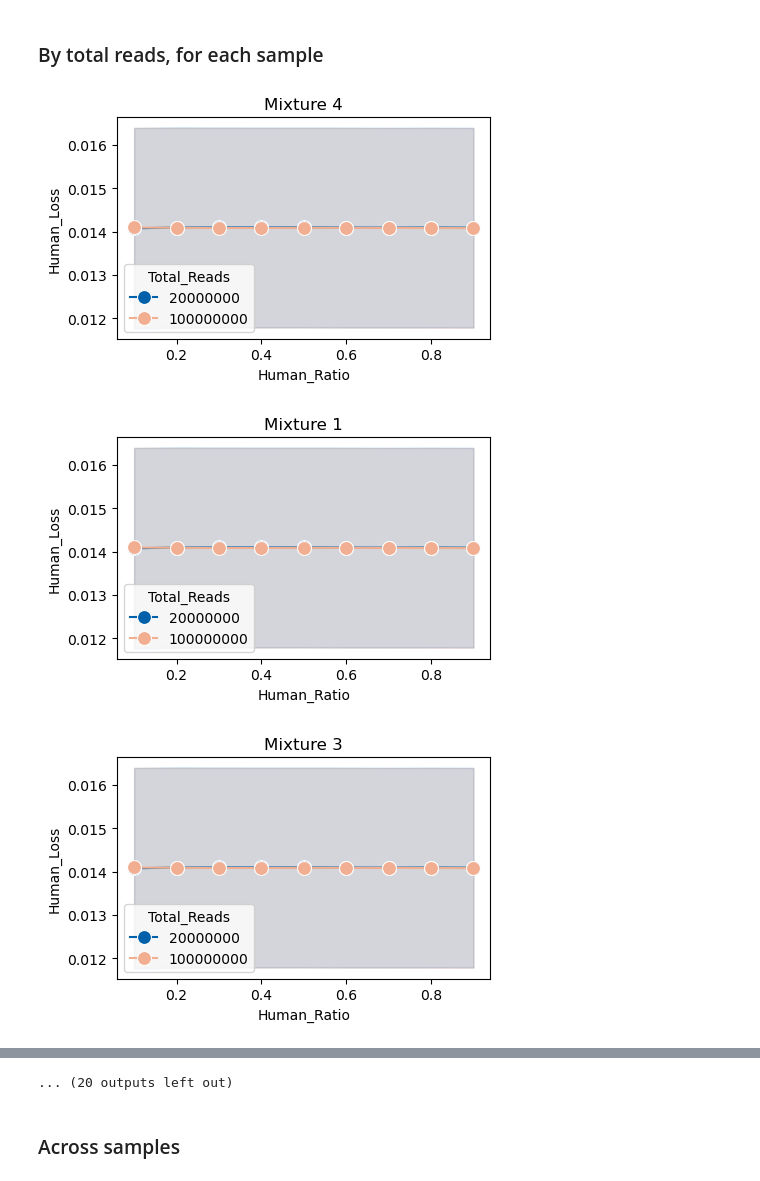
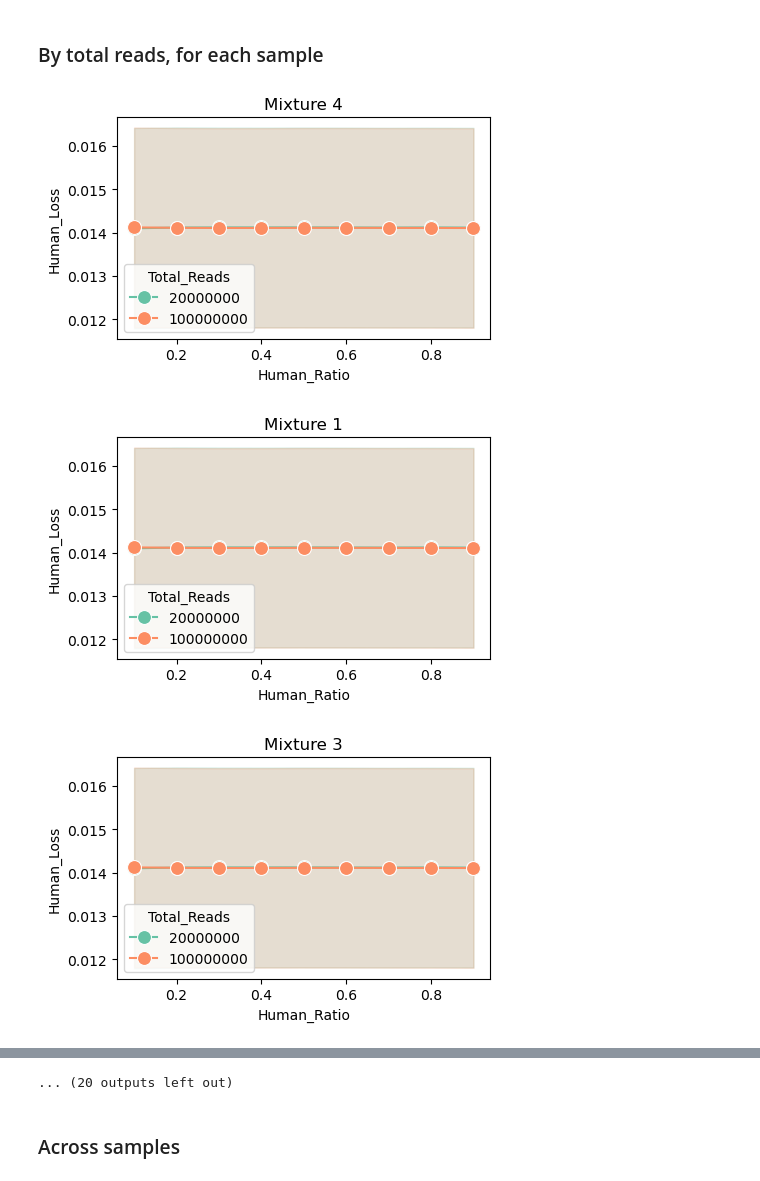
Before and after one commit to S-Altend/MethSortBench, a Jupyter notebook: 07_visualization/07.1_xengsort_metrics.ipynb, the cells around one changed output, grey strips where cells are left out. Drawn from its saved outputs; the diff is of its cells as text; code cells hidden in the pictures.

```diff
--- a/07_visualization/07.1_xengsort_metrics.ipynb
+++ b/07_visualization/07.1_xengsort_metrics.ipynb
@@ -19,8 +19,8 @@ from warnings import simplefilter
 simplefilter("ignore")
 # %%
 # --- Parameters ---
-data_dir = Path("/omics/groups/OE0219/internal/altendorfer/epiproper/read_sorting_benchmark/data")
-method = "xengsort"
+data_dir = Path.cwd().parent / "data"
+method = "xengsort_newindex"
 fig_dir = Path.cwd() / "figures" / method
 fig_dir.mkdir(exist_ok=True, parents=True)
 # %% [markdown]
@@ -146,9 +122,9 @@ df_metrics.head(3)
 # %%
 metrics = ["Human_Loss", "Contamination_Rate", "Score", "Accuracy", "Precision", "Recall", "FPR", "MCC"]
 figsize=mm_to_inches((120, 80))
 for metric in metrics:
-    errorplot_by_reads(df_metrics, metric=metric, save=True, fig_dir=fig_dir, figsize=figsize, palette=dkfz_colors)
+    errorplot_by_reads(df_metrics, metric=metric, save=True, fig_dir=fig_dir, figsize=figsize, palette="Set2")
 # %% [output]
-[figure, old version]
+[figure, new version]
-[figure, old version]
+[figure, new version]
-[figure, old version]
+[figure, new version]
```
Also changed, not shown: parts of 11 cells of this notebook, 22 other files.
